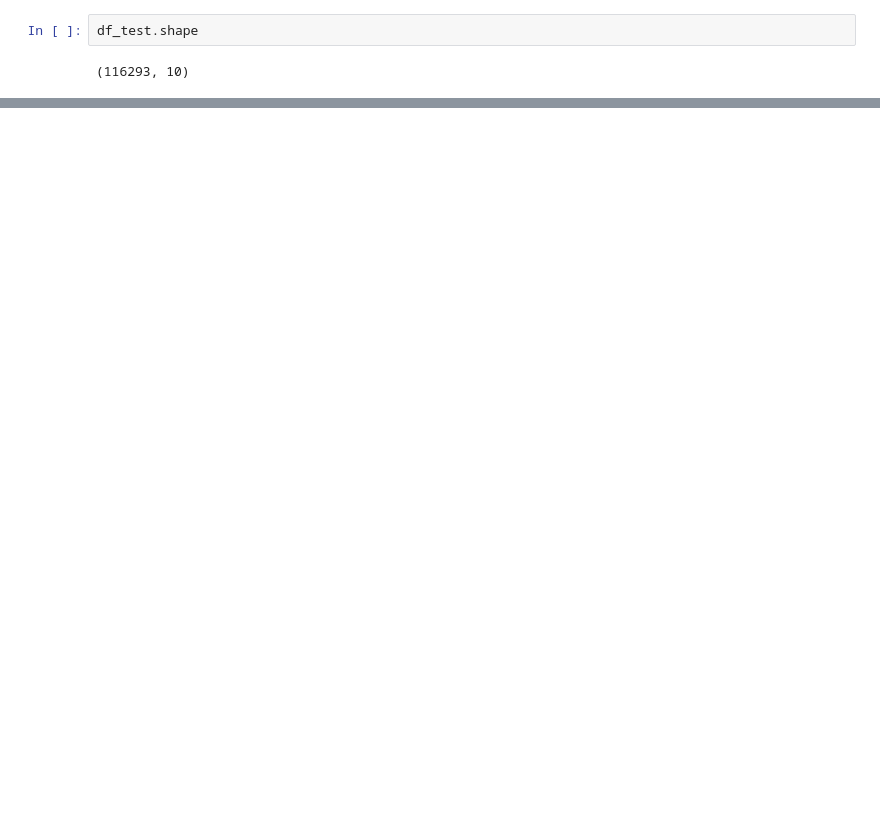
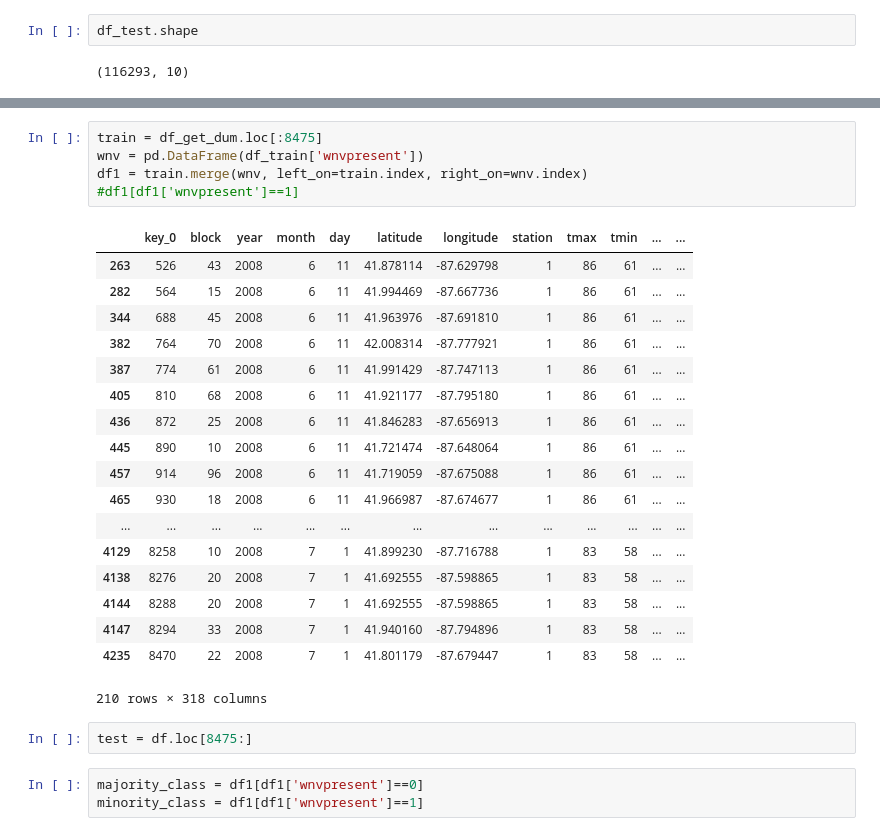
Before and after one commit to cheekeet86/project_4, a Jupyter notebook: code/3_preprocessing_modelling.ipynb, the cells around one changed output, grey strips where cells are left out. Cells and saved outputs as stored; diff of their text form; blank space fills up the shorter version.

```diff
--- a/code/3_preprocessing_modelling.ipynb
+++ b/code/3_preprocessing_modelling.ipynb
@@ -96,3 +115,32 @@ all_dataset.tail()
+# %%
+train = df_get_dum.loc[:8475]
+wnv = pd.DataFrame(df_train['wnvpresent'])
+df1 = train.merge(wnv, left_on=train.index, right_on=wnv.index)
+#df1[df1['wnvpresent']==1]
+# %% [output]
+|  | key_0 | block | year | month | day | latitude | longitude | station | tmax | tmin | ... | ... |
+| 263 | 526 | 43 | 2008 | 6 | 11 | 41.878114 | -87.629798 | 1 | 86 | 61 | ... | ... |
+| 282 | 564 | 15 | 2008 | 6 | 11 | 41.994469 | -87.667736 | 1 | 86 | 61 | ... | ... |
+| 344 | 688 | 45 | 2008 | 6 | 11 | 41.963976 | -87.691810 | 1 | 86 | 61 | ... | ... |
+| 382 | 764 | 70 | 2008 | 6 | 11 | 42.008314 | -87.777921 | 1 | 86 | 61 | ... | ... |
+| 387 | 774 | 61 | 2008 | 6 | 11 | 41.991429 | -87.747113 | 1 | 86 | 61 | ... | ... |
+| 405 | 810 | 68 | 2008 | 6 | 11 | 41.921177 | -87.795180 | 1 | 86 | 61 | ... | ... |
+| 436 | 872 | 25 | 2008 | 6 | 11 | 41.846283 | -87.656913 | 1 | 86 | 61 | ... | ... |
+| 445 | 890 | 10 | 2008 | 6 | 11 | 41.721474 | -87.648064 | 1 | 86 | 61 | ... | ... |
+| 457 | 914 | 96 | 2008 | 6 | 11 | 41.719059 | -87.675088 | 1 | 86 | 61 | ... | ... |
+| 465 | 930 | 18 | 2008 | 6 | 11 | 41.966987 | -87.674677 | 1 | 86 | 61 | ... | ... |
+| ... | ... | ... | ... | ... | ... | ... | ... | ... | ... | ... | ... | ... |
+| 4129 | 8258 | 10 | 2008 | 7 | 1 | 41.899230 | -87.716788 | 1 | 83 | 58 | ... | ... |
+| 4138 | 8276 | 20 | 2008 | 7 | 1 | 41.692555 | -87.598865 | 1 | 83 | 58 | ... | ... |
+| 4144 | 8288 | 20 | 2008 | 7 | 1 | 41.692555 | -87.598865 | 1 | 83 | 58 | ... | ... |
+| 4147 | 8294 | 33 | 2008 | 7 | 1 | 41.940160 | -87.794896 | 1 | 83 | 58 | ... | ... |
+| 4235 | 8470 | 22 | 2008 | 7 | 1 | 41.801179 | -87.679447 | 1 | 83 | 58 | ... | ... |
+210 rows × 318 columns
+# %%
+test = df.loc[8475:]
+# %%
+majority_class = df1[df1['wnvpresent']==0]
+minority_class = df1[df1['wnvpresent']==1]
 # %%
 minority_upsampled = resample( minority_class, replace=True, n_samples=majority_class.shape[0], random_state=42)
 train_resampled = pd.concat([minority_upsampled,majority_class])
```
Also changed, not shown: parts of 9 cells of this notebook.
